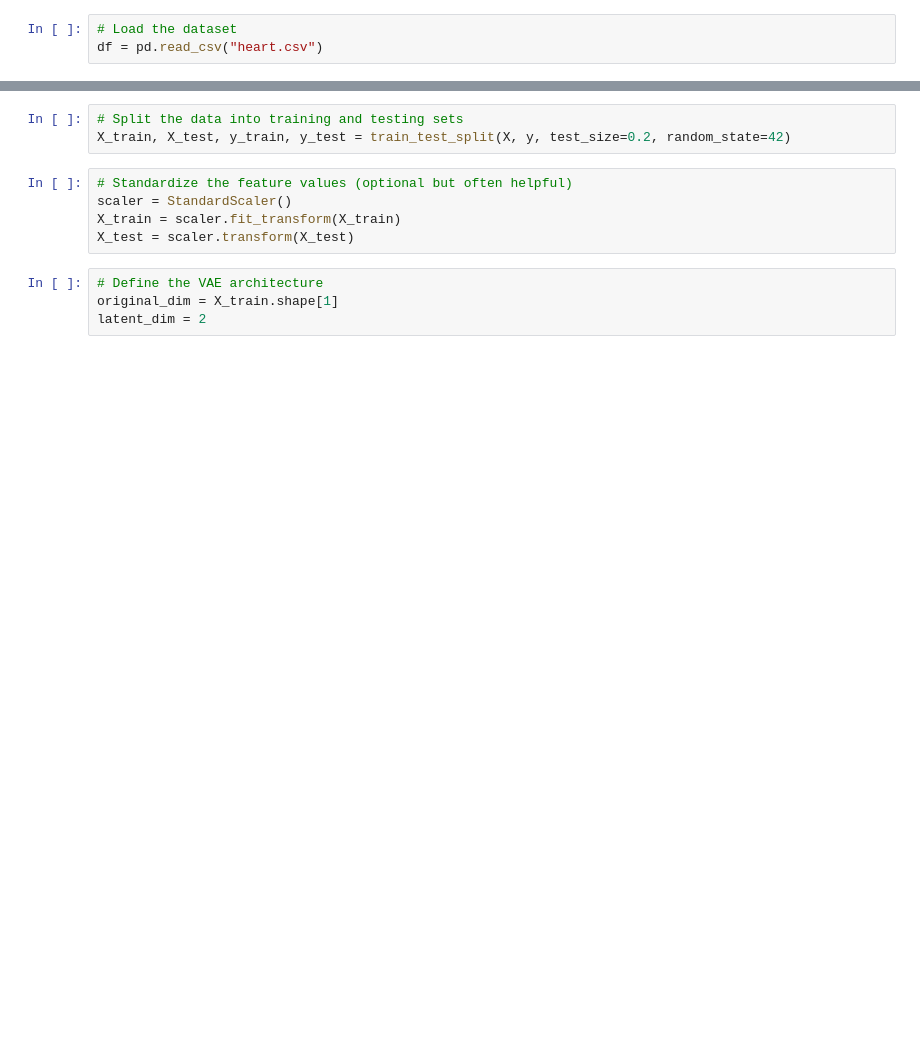
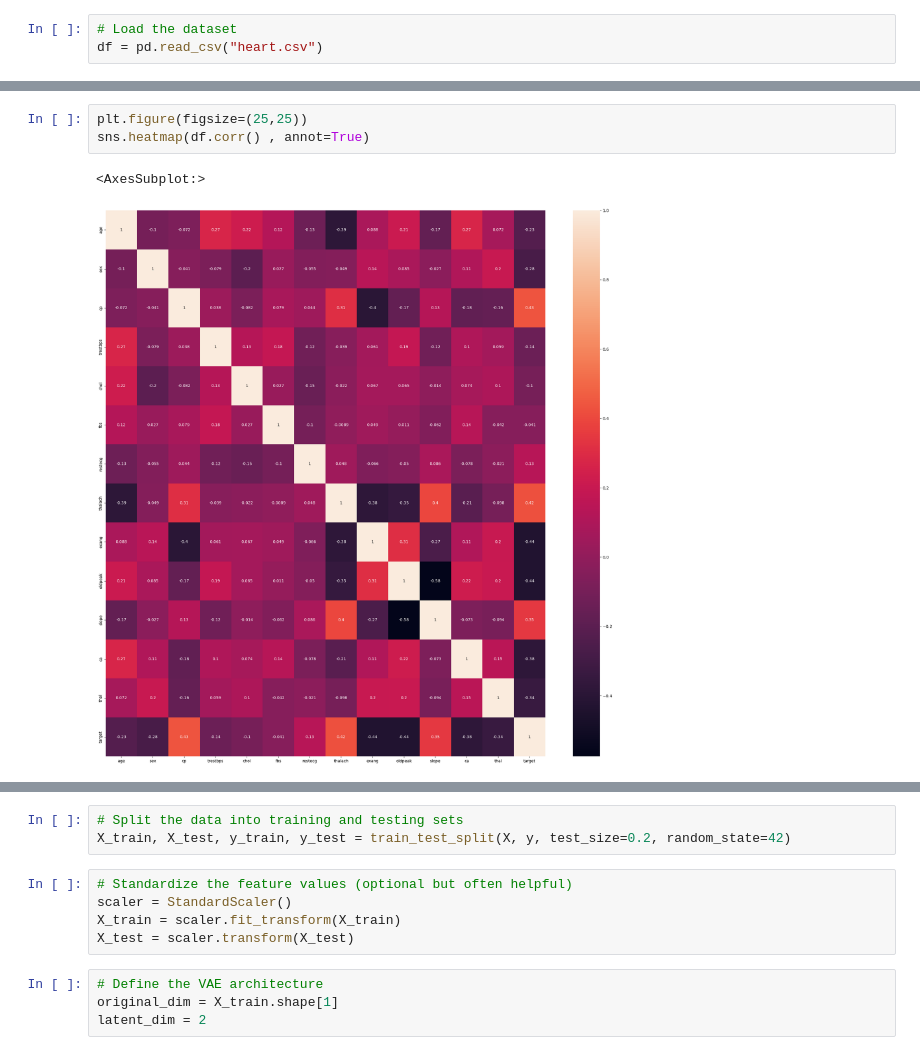
Before and after one commit to senarathnaPP/DL_Project, a Jupyter notebook: Heart disease/Autoencoders.ipynb, the cells around one changed output, grey strips where cells are left out. Cells and saved outputs as stored; diff of their text form; blank space fills up the shorter version.

```diff
--- a/Heart disease/Autoencoders.ipynb
+++ b/Heart disease/Autoencoders.ipynb
@@ -14,0 +66,6 @@ y = df.iloc[:,13]
+# %%
+plt.figure(figsize=(25,25))
+sns.heatmap(df.corr() , annot=True)
+# %% [output]
+<AxesSubplot:>
+[figure, added]
```
Also changed, not shown: parts of 39 cells of this notebook.
